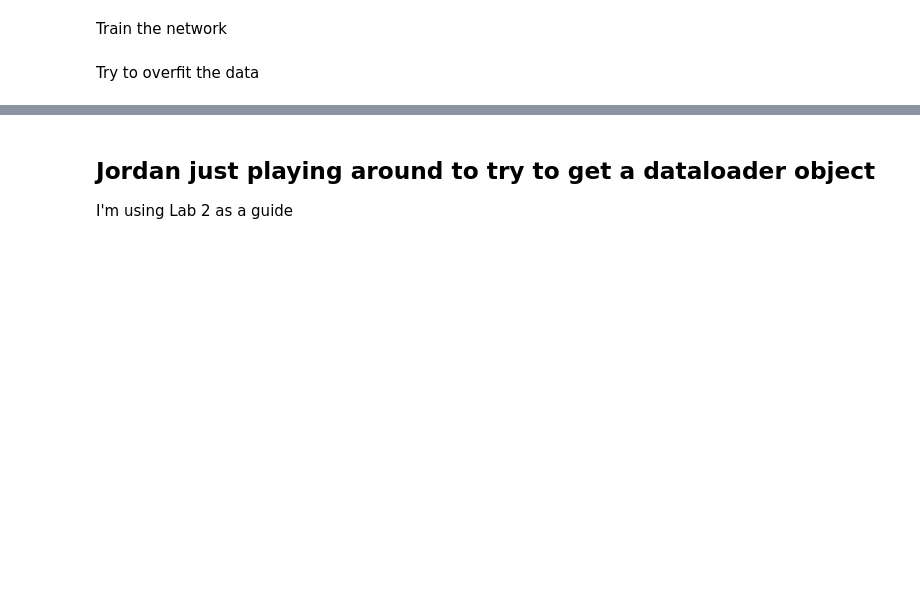
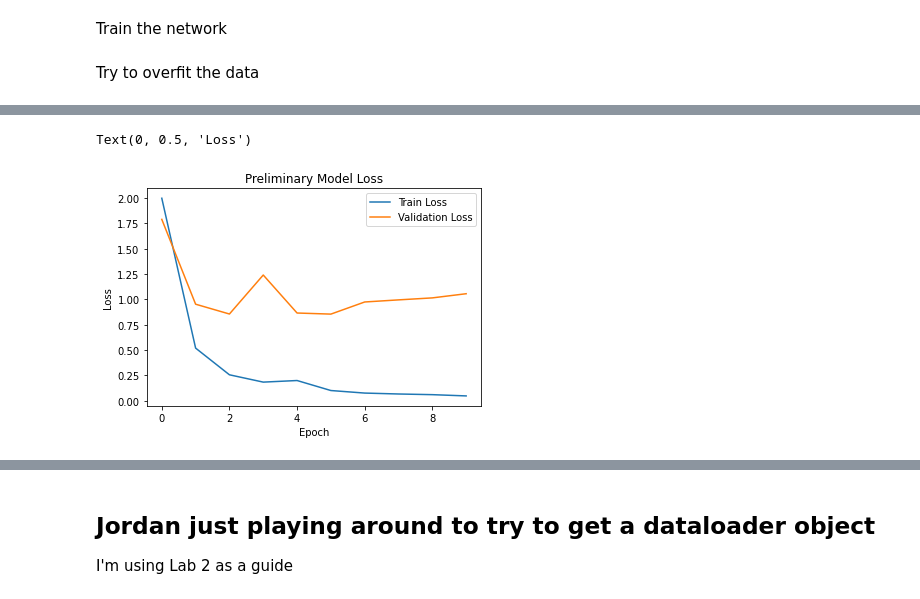
Before and after one commit to katL7/GTSRB-APS360, a Jupyter notebook: APS360_Traffic_Sign_Project.ipynb, the cells around one changed output, grey strips where cells are left out. Saved outputs shown, nothing was run; the diff lists cells and outputs as text; code cells hidden in the pictures; blank space fills up the shorter version.

```diff
--- a/APS360_Traffic_Sign_Project.ipynb
+++ b/APS360_Traffic_Sign_Project.ipynb
@@ -371,0 +520,11 @@ AttributeError: ignored
+# %%
+plt.plot(list(range(10)),train_loss)
+plt.plot(list(range(10)),val_loss)
+plt.legend(["Train Loss", "Validation Loss"])
+
+plt.title("Preliminary Model Loss")
+plt.xlabel("Epoch")
+plt.ylabel("Loss")
+# %% [output]
+Text(0, 0.5, 'Loss')
+[figure, added]
```
Also changed, not shown: parts of 13 cells of this notebook.
